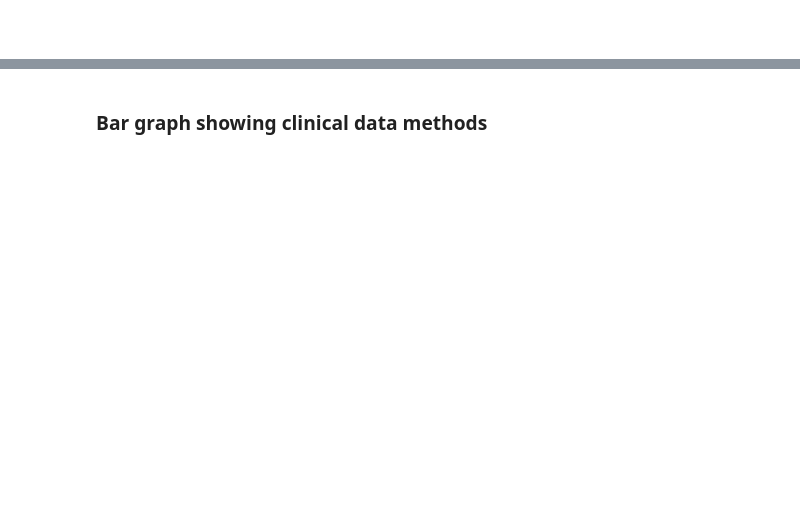
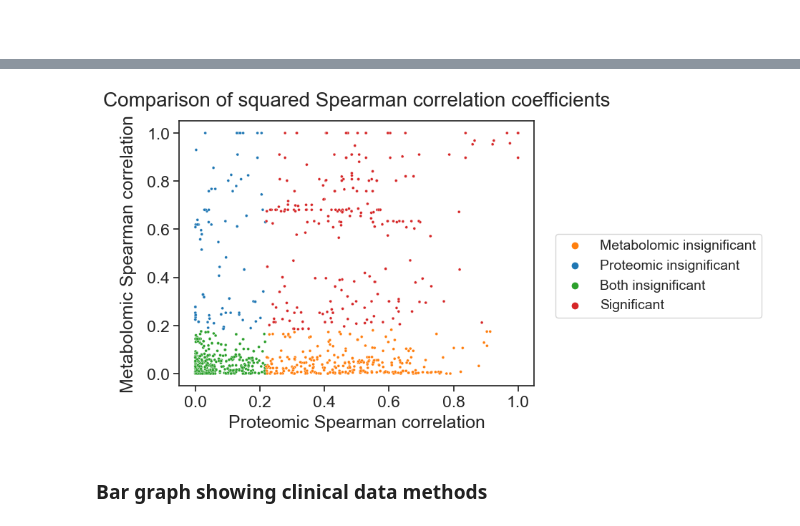
Before and after one commit to j-keung/multiomics-pathway-analysis, a Jupyter notebook: other_scripts/extra_figures.ipynb, the cells around one changed output, grey strips where cells are left out. Cells and saved outputs as stored; diff of their text form; code cells hidden in the pictures; blank space fills up the shorter version.

```diff
--- a/other_scripts/extra_figures.ipynb
+++ b/other_scripts/extra_figures.ipynb
@@ -4,0 +150,2 @@ Code to generate some thesis figures
+# %%
+common_pathway_list = list(set(metabolomic_kpca_scores.columns).intersection(set(proteomic_kpca_scores.columns)))
@@ -4,0 +207,14 @@ Code to generate some thesis figures
+# %%
+omics_corr_df["Sig"] = np.nan
+
+for i in range(len(omics_corr_df)):
+    if ((omics_corr_df.Proteomic_pval[i]) >= 0.005) and ((omics_corr_df.Metabolomic_pval[i]) < 0.005):
+        omics_corr_df.Sig[i] = "Proteomic insignificant"
+    elif ((omics_corr_df.Proteomic_pval[i]) < 0.005) and ((omics_corr_df.Metabolomic_pval[i]) >= 0.005):
+        omics_corr_df.Sig[i] = "Metabolomic insignificant"
+    elif ((omics_corr_df.Proteomic_pval[i]) >= 0.005) and ((omics_corr_df.Metabolomic_pval[i]) >= 0.005):
+        omics_corr_df.Sig[i] = "Both insignificant"
+    else:
+        omics_corr_df.Sig[i] = "Significant"
+
+display(omics_corr_df)
@@ -5,3 +235,31 @@ Code to generate some thesis figures
+# %%
+sns.set(font_scale = 1.5)
+sns.set_style("ticks") # same as "white" but with ticks
+
+fig, ax = plt.subplots()  #i do this because ax.legend is needed to remove the legend title
+
+#Change because I want metabolomics to be orange, proteomics to be blue
+palette = ['tab:orange', 'tab:blue', 'tab:green','tab:red']
+
+sns.scatterplot(
+    data=omics_corr_df,
+    x="Proteomic_corr",
+    y="Metabolomic_corr",
+    hue="Sig",
+    hue_order = ['Metabolomic insignificant','Proteomic insignificant','Both insignificant','Significant'],
+    palette=palette,
+    #alpha=0.5,
+    s=8)       #color='#FFD580',s=10
+
+plt.title('Comparison of squared Spearman correlation coefficients',fontsize=20, pad=15)
+plt.xlabel("Proteomic Spearman correlation",fontsize=18, labelpad=5)
+plt.ylabel("Metabolomic Spearman correlation",fontsize=18, labelpad=10)
+
+legend = ax.legend(bbox_to_anchor=(1.66,0.6), prop={'size': 14})
+
+plt.savefig( '../Figures/common_pathways_correlation.png' , dpi=300,bbox_inches = 'tight' , pad_inches = 0.2 , facecolor='w')
+# %% [output]
+[figure, added]
 # %% [markdown]
 ### Bar graph showing clinical data methods
 # %%
```
Also changed, not shown: parts of 36 cells of this notebook, 1 other file.
